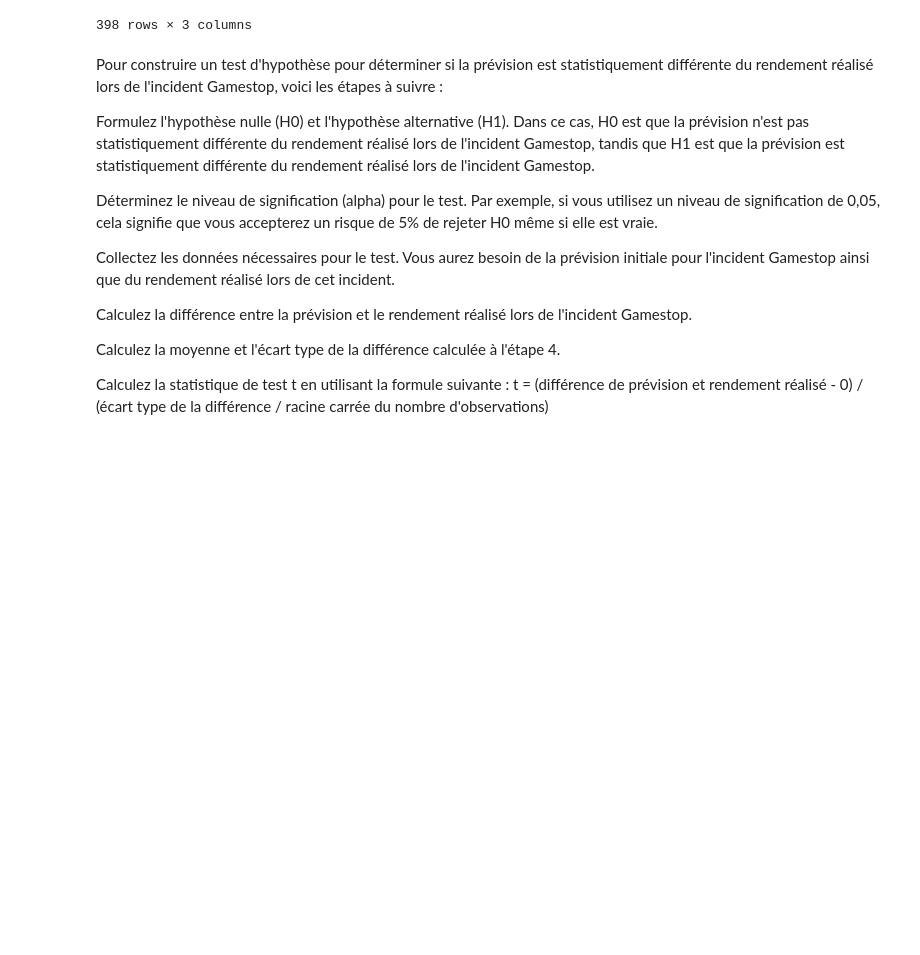
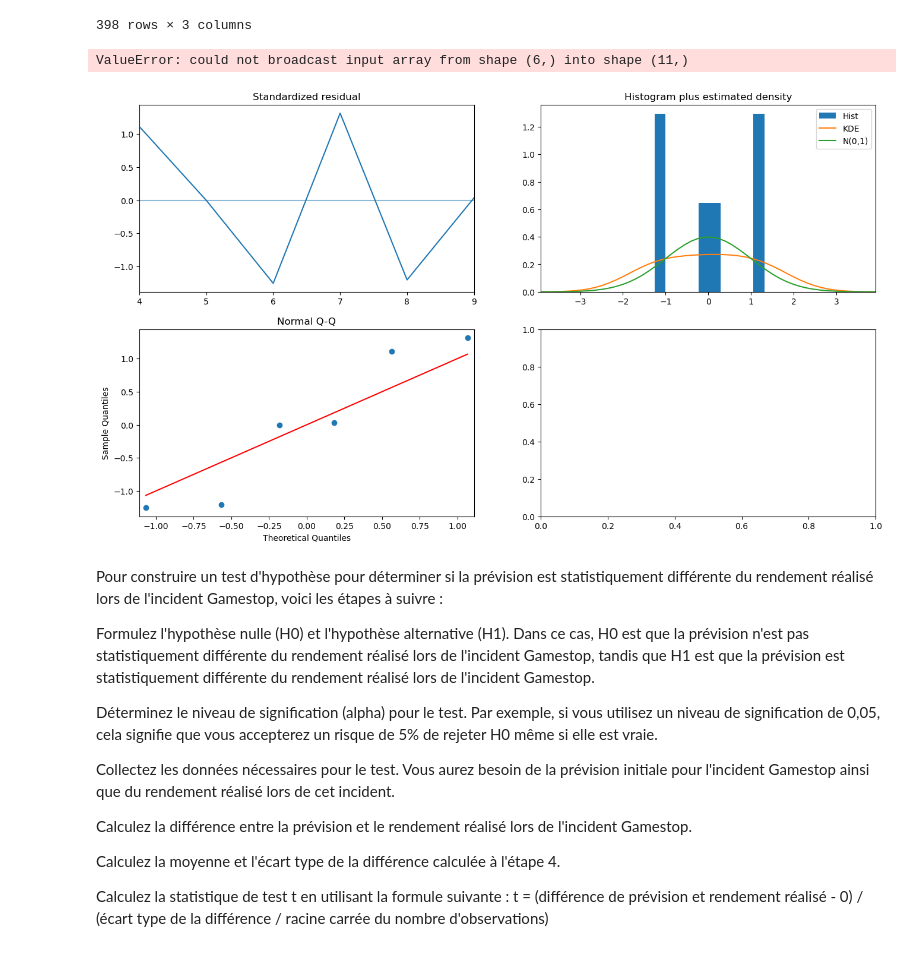
Before and after one commit to ThomasDeConinck/Econometrie-ETUDE-DE-CAS-1-, a Jupyter notebook: ETUDE DE CAS ECONO 1.ipynb, the cells around one changed output. Drawn from its saved outputs; the diff is of its cells as text; code cells hidden in the pictures; blank space fills up the shorter version.

```diff
--- a/ETUDE DE CAS ECONO 1.ipynb
+++ b/ETUDE DE CAS ECONO 1.ipynb
@@ -407,6 +409,11 @@ df_3lags
 | 396 | -0.029076 | 0.003132 | 0.031042 |
 | 397 | -0.000212 | 0.001068 | 0.001574 |
 398 rows × 3 columns
+# %%
+model.plot_diagnostics(figsize=[16,9], lags=10)
+# %% [output]
+ValueError: could not broadcast input array from shape (6,) into shape (11,)
+[figure, added]
 # %% [markdown]
 Pour construire un test d'hypothèse pour déterminer si la prévision est statistiquement différente du rendement réalisé lors de l'incident Gamestop, voici les étapes à suivre :
 
```
Also changed, not shown: parts of 2 cells of this notebook.
